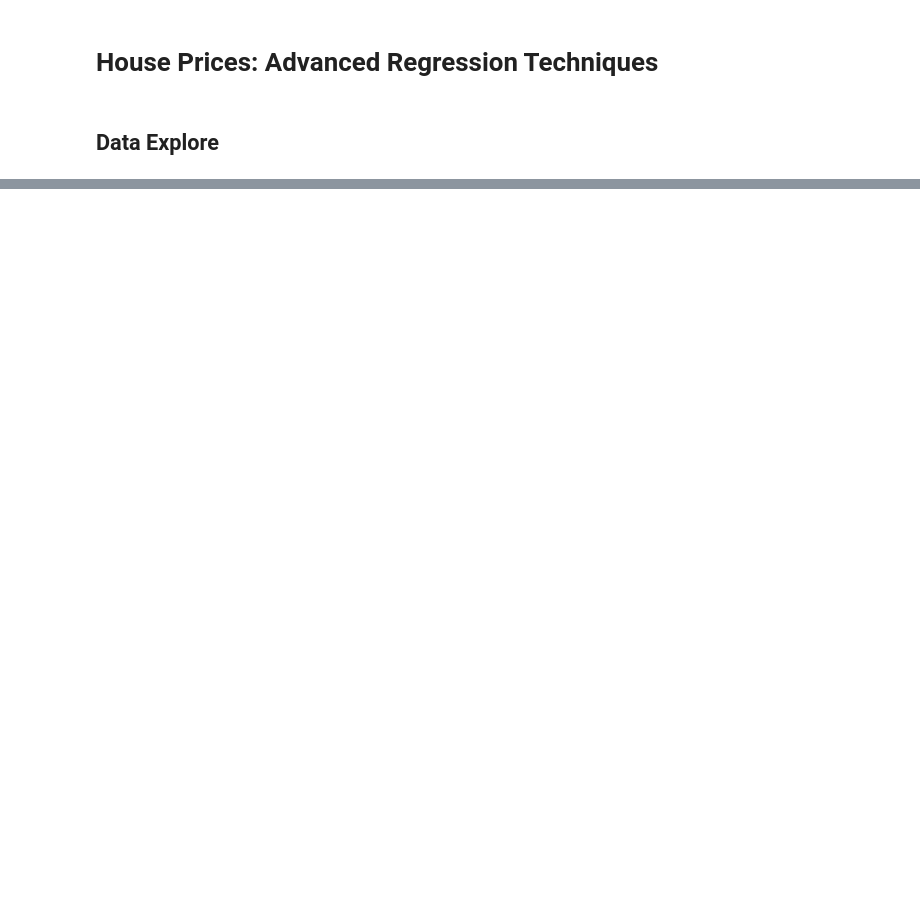
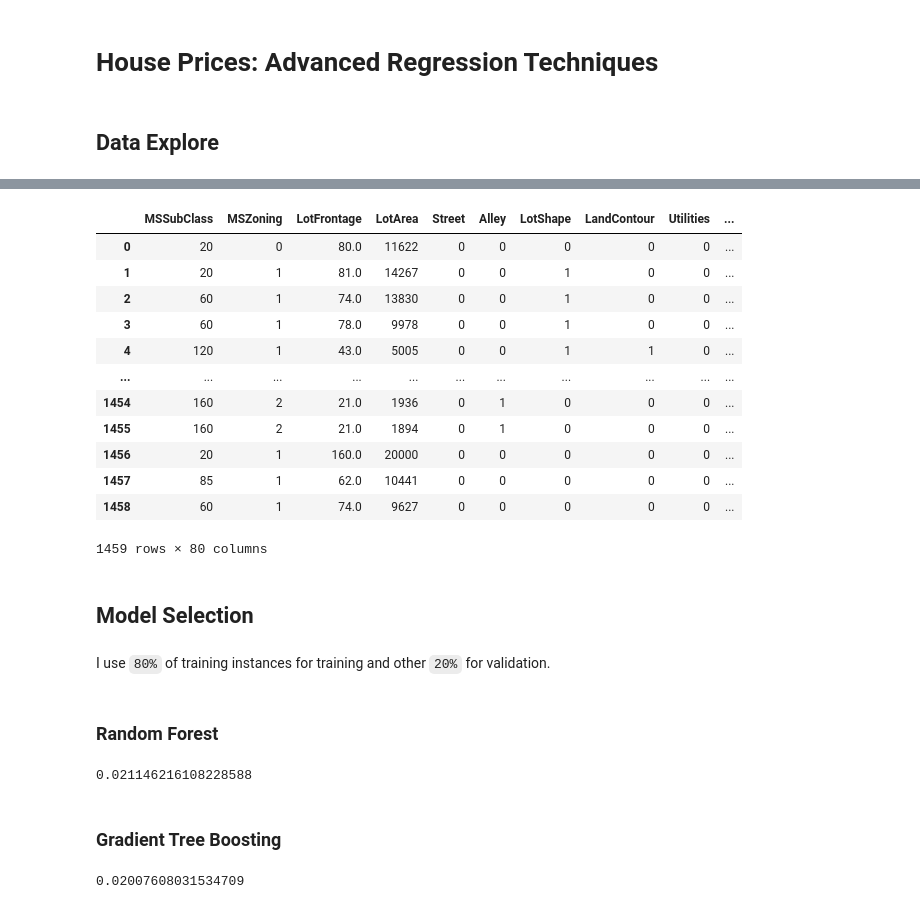
Before and after one commit to aguang-xyz/kaggle-solutions, a Jupyter notebook: solutions/house-prices-advanced-regression-techniques/solution.ipynb, the cells around one changed output, grey strips where cells are left out. Drawn from its saved outputs; the diff is of its cells as text; code cells hidden in the pictures; blank space fills up the shorter version.

```diff
--- a/solutions/house-prices-advanced-regression-techniques/solution.ipynb
+++ b/solutions/house-prices-advanced-regression-techniques/solution.ipynb
@@ -151,0 +33,4 @@ prediction.to_csv('./dataset/submission.csv', index = False)
+# %%
+test_raw = pd.read_csv('./dataset/test.csv')
+
+test_raw
@@ -151,0 +126,22 @@ prediction.to_csv('./dataset/submission.csv', index = False)
+# %%
+test_raw = imputate(test_raw)
+
+test_raw
+# %% [output]
+|  | MSSubClass | MSZoning | LotFrontage | LotArea | Street | Alley | LotShape | LandContour | Utilities | ... |
+| 0 | 20 | 0 | 80.0 | 11622 | 0 | 0 | 0 | 0 | 0 | ... |
+| 1 | 20 | 1 | 81.0 | 14267 | 0 | 0 | 1 | 0 | 0 | ... |
+| 2 | 60 | 1 | 74.0 | 13830 | 0 | 0 | 1 | 0 | 0 | ... |
+| 3 | 60 | 1 | 78.0 | 9978 | 0 | 0 | 1 | 0 | 0 | ... |
+| 4 | 120 | 1 | 43.0 | 5005 | 0 | 0 | 1 | 1 | 0 | ... |
+| ... | ... | ... | ... | ... | ... | ... | ... | ... | ... | ... |
+| 1454 | 160 | 2 | 21.0 | 1936 | 0 | 1 | 0 | 0 | 0 | ... |
+| 1455 | 160 | 2 | 21.0 | 1894 | 0 | 1 | 0 | 0 | 0 | ... |
+| 1456 | 20 | 1 | 160.0 | 20000 | 0 | 0 | 0 | 0 | 0 | ... |
+| 1457 | 85 | 1 | 62.0 | 10441 | 0 | 0 | 0 | 0 | 0 | ... |
+| 1458 | 60 | 1 | 74.0 | 9627 | 0 | 0 | 0 | 0 | 0 | ... |
+1459 rows × 80 columns
+# %% [markdown]
+## Model Selection
+# %% [markdown]
+I use `80%` of training instances for training and other `20%` for validation.
@@ -151,0 +152,26 @@ prediction.to_csv('./dataset/submission.csv', index = False)
+# %% [markdown]
+### Random Forest
+# %%
+from sklearn.ensemble import RandomForestRegressor
+from sklearn.metrics import mean_squared_log_error
+
+rfr = RandomForestRegressor()
+
+rfr.fit(train_features, train_target)
+
+mean_squared_log_error(rfr.predict(test_features), test_target)
+# %% [output]
+0.021146216108228588
+# %% [markdown]
+### Gradient Tree Boosting
+# %%
+from sklearn.ensemble import GradientBoostingRegressor
+from sklearn.metrics import mean_squared_log_error
+
+gbr = GradientBoostingRegressor()
+
+gbr.fit(train_features, train_target)
+
+mean_squared_log_error(gbr.predict(test_features), test_target)
+# %% [output]
+0.02007608031534709
```
Also changed, not shown: parts of 29 cells of this notebook, 2 other files.
